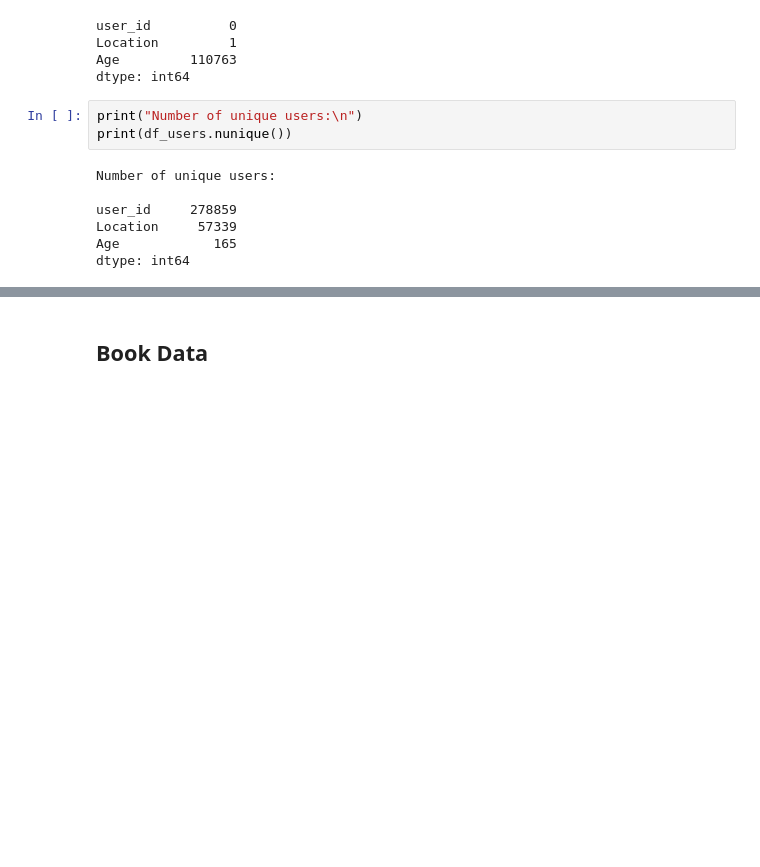
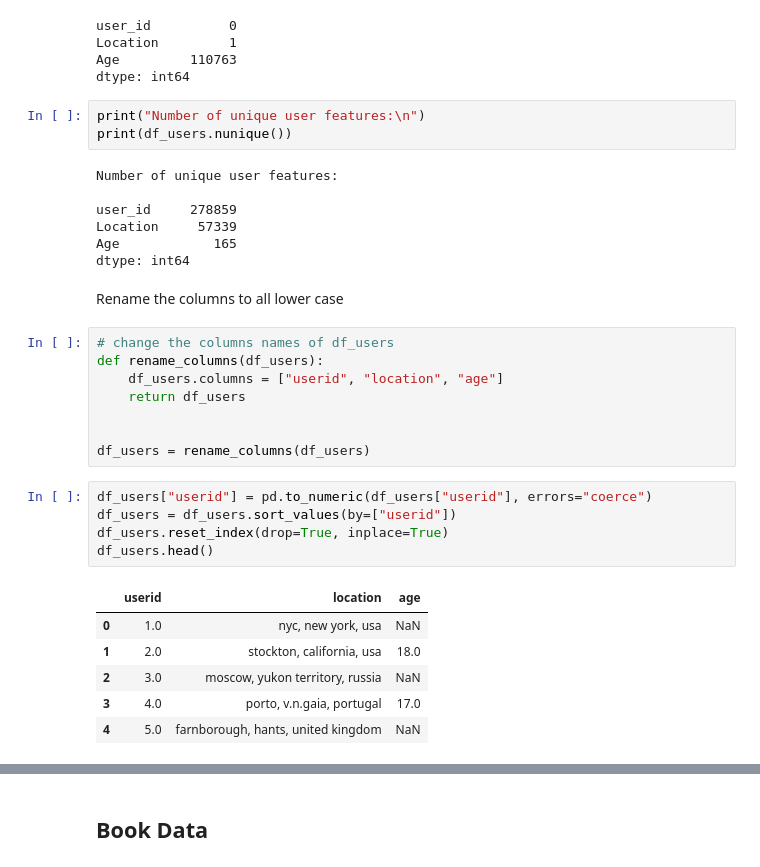
Before and after one commit to raseniero/book-rental-recommerder-system, a Jupyter notebook: Books.ipynb, the cells around one changed output, grey strips where cells are left out. Saved outputs shown, nothing was run; the diff lists cells and outputs as text; blank space fills up the shorter version.

```diff
--- a/Books.ipynb
+++ b/Books.ipynb
@@ -47,12 +49,34 @@ Location         1
 Age         110763
 dtype: int64
 # %%
-print("Number of unique users:\n")
+print("Number of unique user features:\n")
 print(df_users.nunique())
 # %% [output]
-Number of unique users:
+Number of unique user features:
 
 user_id     278859
 Location     57339
 Age            165
 dtype: int64
+# %% [markdown]
+Rename the columns to all lower case
+# %%
+# change the columns names of df_users
+def rename_columns(df_users):
+    df_users.columns = ["userid", "location", "age"]
+    return df_users
+
+
+df_users = rename_columns(df_users)
+# %%
+df_users["userid"] = pd.to_numeric(df_users["userid"], errors="coerce")
+df_users = df_users.sort_values(by=["userid"])
+df_users.reset_index(drop=True, inplace=True)
+df_users.head()
+# %% [output]
+|  | userid | location | age |
+| 0 | 1.0 | nyc, new york, usa | NaN |
+| 1 | 2.0 | stockton, california, usa | 18.0 |
+| 2 | 3.0 | moscow, yukon territory, russia | NaN |
+| 3 | 4.0 | porto, v.n.gaia, portugal | 17.0 |
+| 4 | 5.0 | farnborough, hants, united kingdom | NaN |
```
Also changed, not shown: parts of 20 cells of this notebook, 2 other files.
